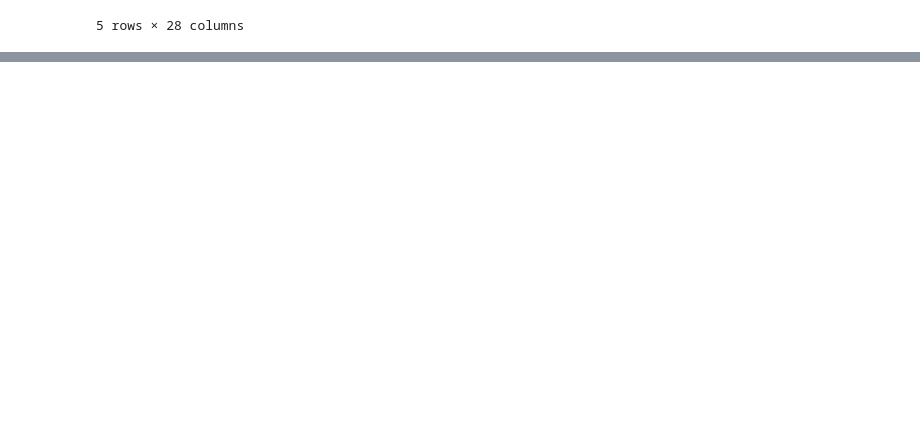
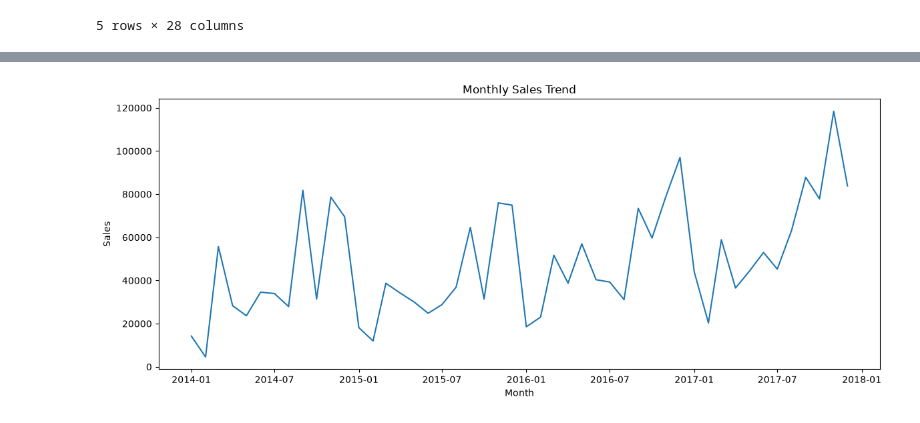
Before and after one commit to Pranamya2502/BusinessPulse-AI, a Jupyter notebook: notebooks/EDA.ipynb, the cells around one changed output, grey strips where cells are left out. Drawn from its saved outputs; the diff is of its cells as text; code cells hidden in the pictures; blank space fills up the shorter version.

```diff
--- a/notebooks/EDA.ipynb
+++ b/notebooks/EDA.ipynb
@@ -455,0 +465,5 @@ clean_df.to_csv(
+# %%
+df = pd.read_csv("../data/processed/cleaned_superstore.csv")
+
+print("Rows:", df.shape[0])
+print("Columns:", df.shape[1])
@@ -455,0 +473,10 @@ clean_df.to_csv(
+# %%
+df["Order Date"] = pd.to_datetime(
+    df["Order Date"],
+    format="mixed"
+)
+
+df["Ship Date"] = pd.to_datetime(
+    df["Ship Date"],
+    format="mixed"
+)
@@ -455,0 +751,5 @@ clean_df.to_csv(
+# %%
+monthly_sales = (
+    df.groupby(pd.Grouper(key="Order Date", freq="MS"))["Sales"]
+    .sum()
+)
@@ -455,0 +766,13 @@ clean_df.to_csv(
+# %%
+plt.figure(figsize=(12, 5))
+
+plt.plot(monthly_sales.index, monthly_sales.values)
+
+plt.title("Monthly Sales Trend")
+plt.xlabel("Month")
+plt.ylabel("Sales")
+
+plt.tight_layout()
+plt.show()
+# %% [output]
+[figure, added]
```
Also changed, not shown: parts of 32 cells of this notebook, 9 other files.
